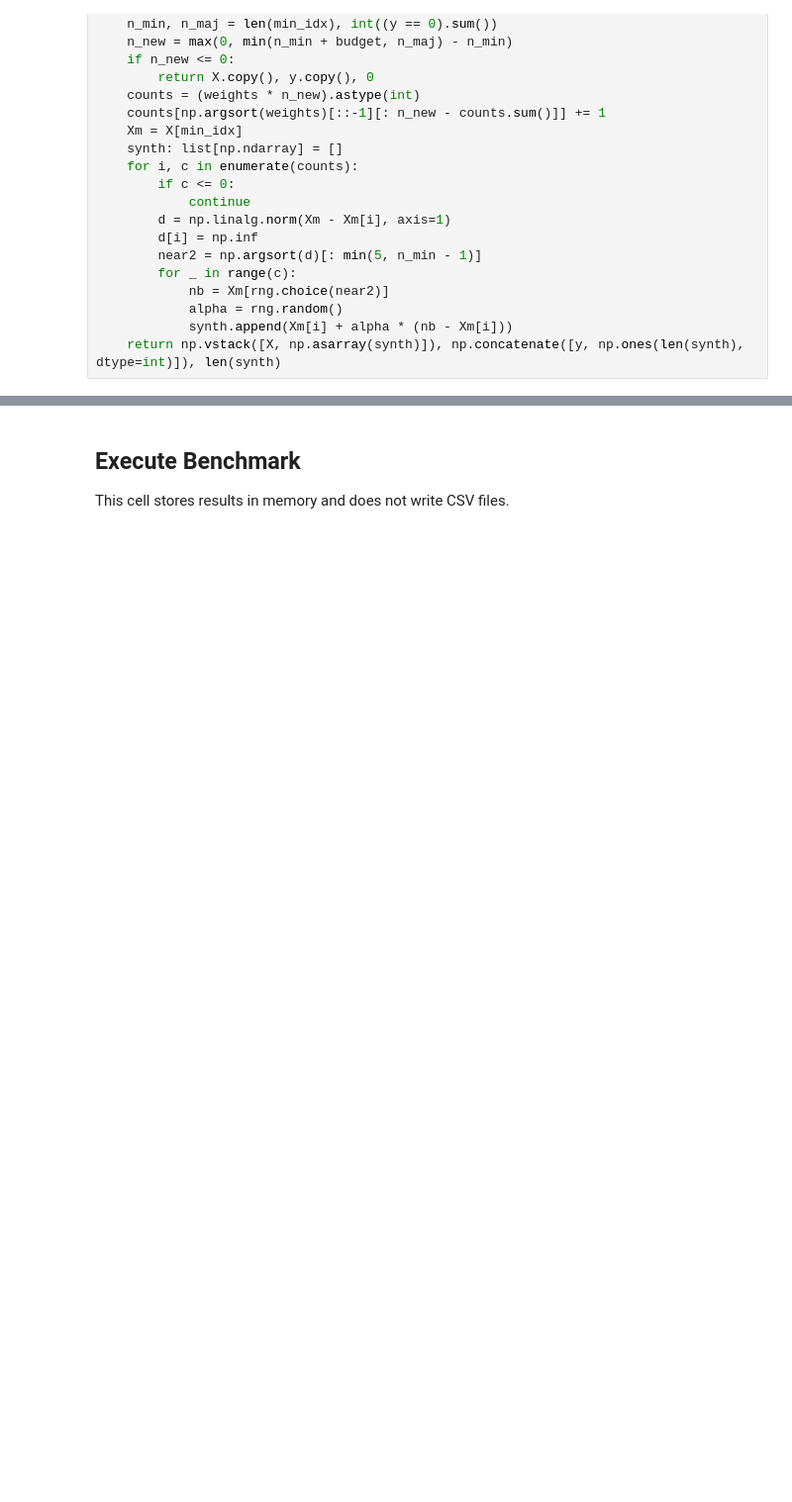
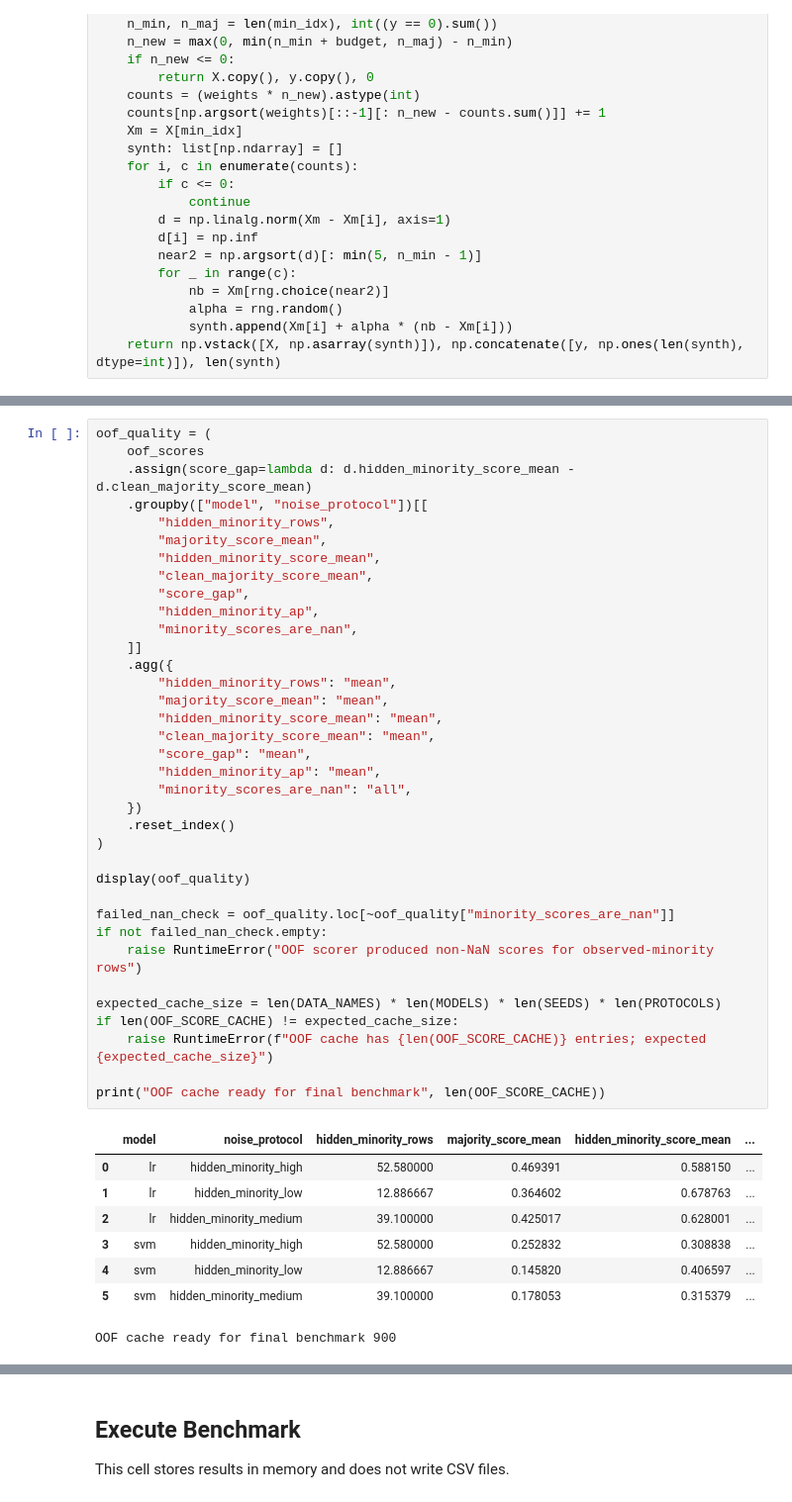
Before and after one commit to thanminh24/DSP, a Jupyter notebook: coins-full-benchmark-presentation.ipynb, the cells around one changed output, grey strips where cells are left out. Shown at 99% size. Cells and saved outputs as stored; diff of their text form; blank space fills up the shorter version.

```diff
--- a/coins-full-benchmark-presentation.ipynb
+++ b/coins-full-benchmark-presentation.ipynb
@@ -536,0 +647,45 @@ def run_combo(
+# %%
+oof_quality = (
+    oof_scores
+    .assign(score_gap=lambda d: d.hidden_minority_score_mean - d.clean_majority_score_mean)
+    .groupby(["model", "noise_protocol"])[[
+        "hidden_minority_rows",
+        "majority_score_mean",
+        "hidden_minority_score_mean",
+        "clean_majority_score_mean",
+        "score_gap",
+        "hidden_minority_ap",
+        "minority_scores_are_nan",
+    ]]
+    .agg({
+        "hidden_minority_rows": "mean",
+        "majority_score_mean": "mean",
+        "hidden_minority_score_mean": "mean",
+        "clean_majority_score_mean": "mean",
+        "score_gap": "mean",
+        "hidden_minority_ap": "mean",
+        "minority_scores_are_nan": "all",
+    })
+    .reset_index()
+)
+
+display(oof_quality)
+
+failed_nan_check = oof_quality.loc[~oof_quality["minority_scores_are_nan"]]
+if not failed_nan_check.empty:
+    raise RuntimeError("OOF scorer produced non-NaN scores for observed-minority rows")
+
+expected_cache_size = len(DATA_NAMES) * len(MODELS) * len(SEEDS) * len(PROTOCOLS)
+if len(OOF_SCORE_CACHE) != expected_cache_size:
+    raise RuntimeError(f"OOF cache has {len(OOF_SCORE_CACHE)} entries; expected {expected_cache_size}")
+
+print("OOF cache ready for final benchmark", len(OOF_SCORE_CACHE))
+# %% [output]
+|  | model | noise_protocol | hidden_minority_rows | majority_score_mean | hidden_minority_score_mean | ... |
+| 0 | lr | hidden_minority_high | 52.580000 | 0.469391 | 0.588150 | ... |
+| 1 | lr | hidden_minority_low | 12.886667 | 0.364602 | 0.678763 | ... |
+| 2 | lr | hidden_minority_medium | 39.100000 | 0.425017 | 0.628001 | ... |
+| 3 | svm | hidden_minority_high | 52.580000 | 0.252832 | 0.308838 | ... |
+| 4 | svm | hidden_minority_low | 12.886667 | 0.145820 | 0.406597 | ... |
+| 5 | svm | hidden_minority_medium | 39.100000 | 0.178053 | 0.315379 | ... |
+OOF cache ready for final benchmark 900
```
Also changed, not shown: parts of 10 cells of this notebook, 3 other files.
